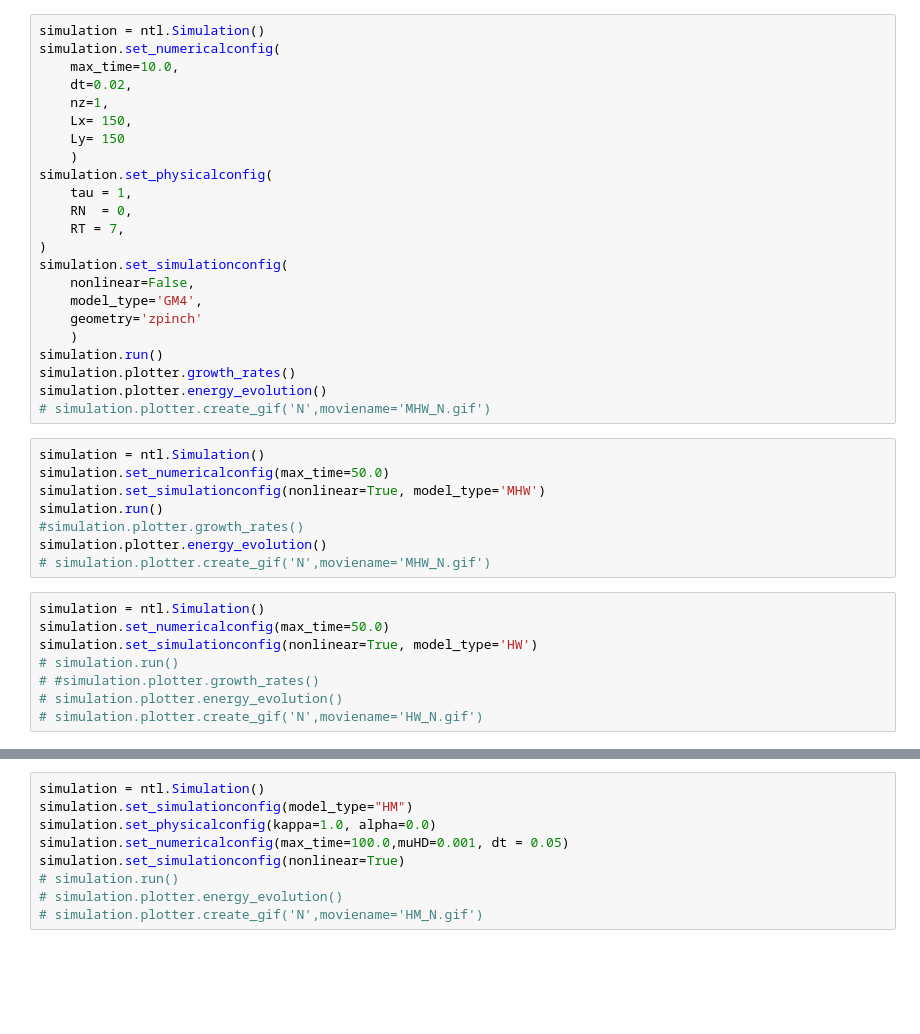
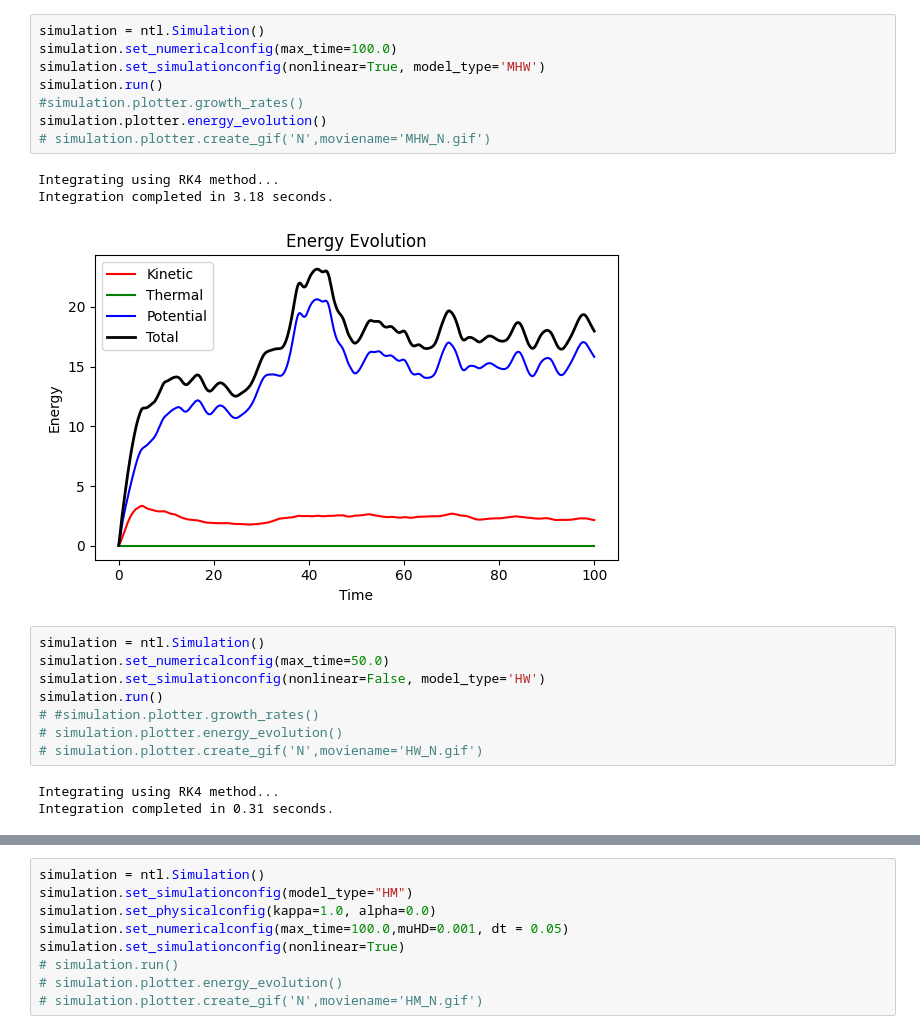
Before and after one commit to Antoinehoff/ninetails, a Jupyter notebook: notebook/ninetails.ipynb, the cells around one changed output, grey strips where cells are left out. Saved outputs shown, nothing was run; the diff lists cells and outputs as text; blank space fills up the shorter version.

```diff
--- a/notebook/ninetails.ipynb
+++ b/notebook/ninetails.ipynb
@@ -12,39 +57,23 @@ import ninetails as ntl
 # %%
 simulation = ntl.Simulation()
-simulation.set_numericalconfig(
-    max_time=10.0,
-    dt=0.02,
-    nz=1,
-    Lx= 150,
-    Ly= 150
-    )
-simulation.set_physicalconfig(
-    tau = 1,
-    RN  = 0,
-    RT = 7,
-)
-simulation.set_simulationconfig(
-    nonlinear=False,
-    model_type='GM4',
-    geometry='zpinch'
-    )
+simulation.set_numericalconfig(max_time=100.0)
+simulation.set_simulationconfig(nonlinear=True, model_type='MHW')
 simulation.run()
-simulation.plotter.growth_rates()
+#simulation.plotter.growth_rates()
 simulation.plotter.energy_evolution()
 # simulation.plotter.create_gif('N',moviename='MHW_N.gif')
+# %% [output]
+Integrating using RK4 method...
+Integration completed in 3.18 seconds.
+[figure, added]
 # %%
 simulation = ntl.Simulation()
 simulation.set_numericalconfig(max_time=50.0)
-simulation.set_simulationconfig(nonlinear=True, model_type='MHW')
+simulation.set_simulationconfig(nonlinear=False, model_type='HW')
 simulation.run()
-#simulation.plotter.growth_rates()
-simulation.plotter.energy_evolution()
-# simulation.plotter.create_gif('N',moviename='MHW_N.gif')
+# #simulation.plotter.growth_rates()
+# simulation.plotter.energy_evolution()
+# simulation.plotter.create_gif('N',moviename='HW_N.gif')
+# %% [output]
+Integrating using RK4 method...
+Integration completed in 0.31 seconds.
-# %%
-simulation = ntl.Simulation()
-simulation.set_numericalconfig(max_time=50.0)
-simulation.set_simulationconfig(nonlinear=True, model_type='HW')
-# simulation.run()
-# #simulation.plotter.growth_rates()
-# simulation.plotter.energy_evolution()
-# simulation.plotter.create_gif('N',moviename='HW_N.gif')
```
Also changed, not shown: parts of 4 cells of this notebook.
